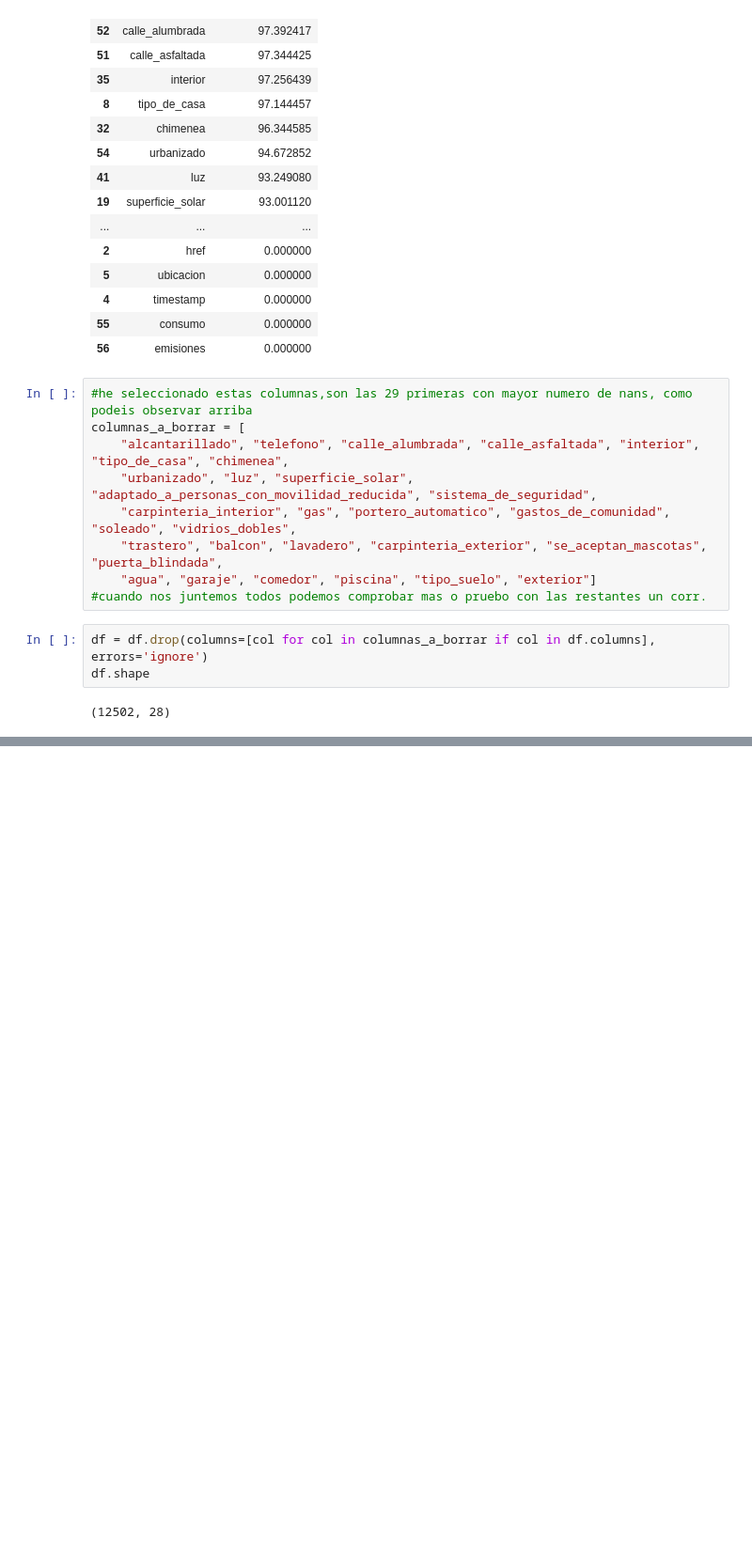
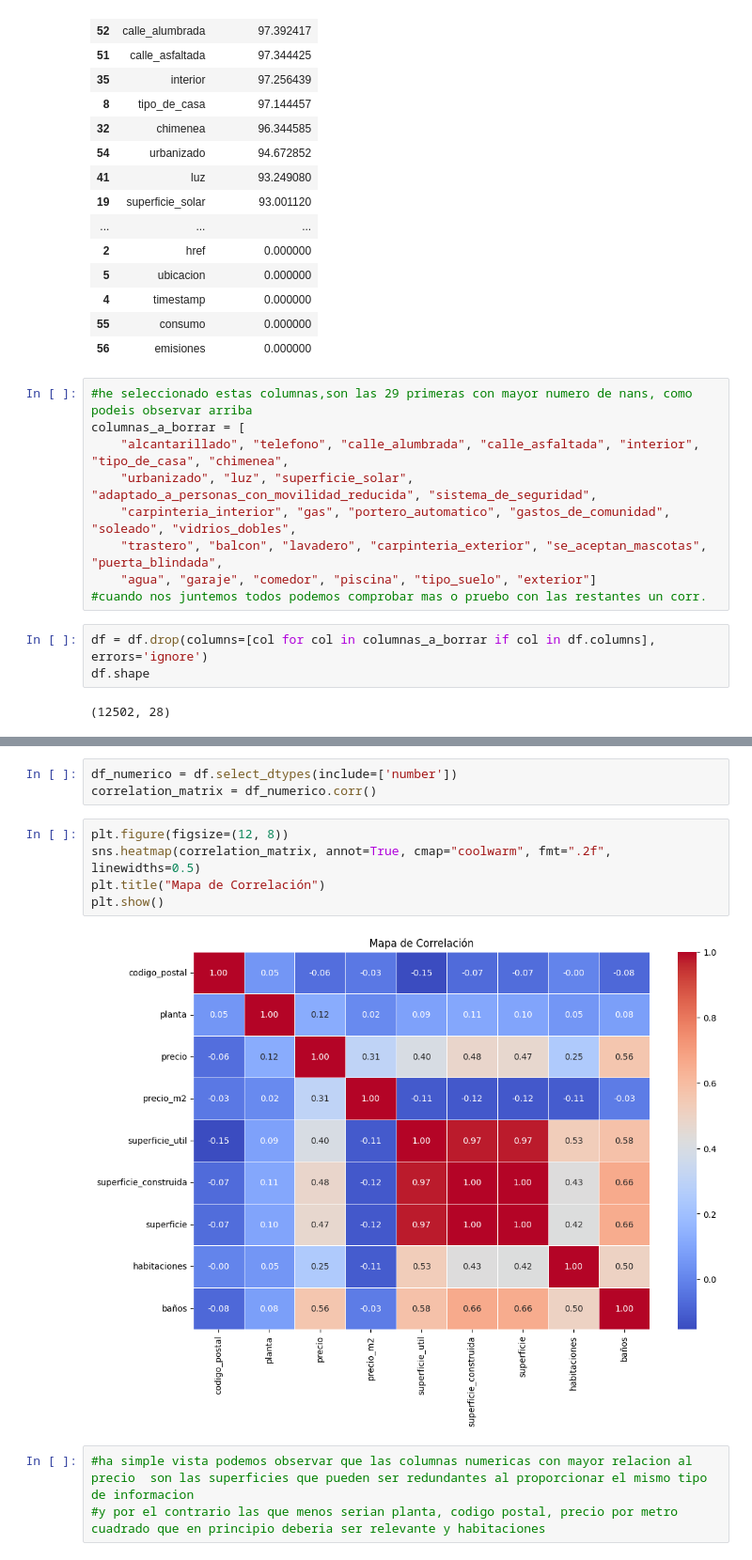
Before and after one commit to JM181998/PROYECTOAIRBNB, a Jupyter notebook: Sprint2_Parte2.ipynb, the cells around one changed output, grey strips where cells are left out. Shown at 94% size. Drawn from its saved outputs; the diff is of its cells as text; blank space fills up the shorter version.

```diff
--- a/Sprint2_Parte2.ipynb
+++ b/Sprint2_Parte2.ipynb
@@ -45,0 +79,13 @@ df.shape
+# %%
+df_numerico = df.select_dtypes(include=['number'])
+correlation_matrix = df_numerico.corr()
+# %%
+plt.figure(figsize=(12, 8))
+sns.heatmap(correlation_matrix, annot=True, cmap="coolwarm", fmt=".2f", linewidths=0.5)
+plt.title("Mapa de Correlación")
+plt.show()
+# %% [output]
+[figure, added]
+# %%
+#ha simple vista podemos observar que las columnas numericas con mayor relacion al precio  son las superficies que pueden ser redundantes al proporcionar el mismo tipo de informacion
+#y por el contrario las que menos serian planta, codigo postal, precio por metro cuadrado que en principio deberia ser relevante y habitaciones
```
Also changed, not shown: parts of 11 cells of this notebook, 1 other file.
